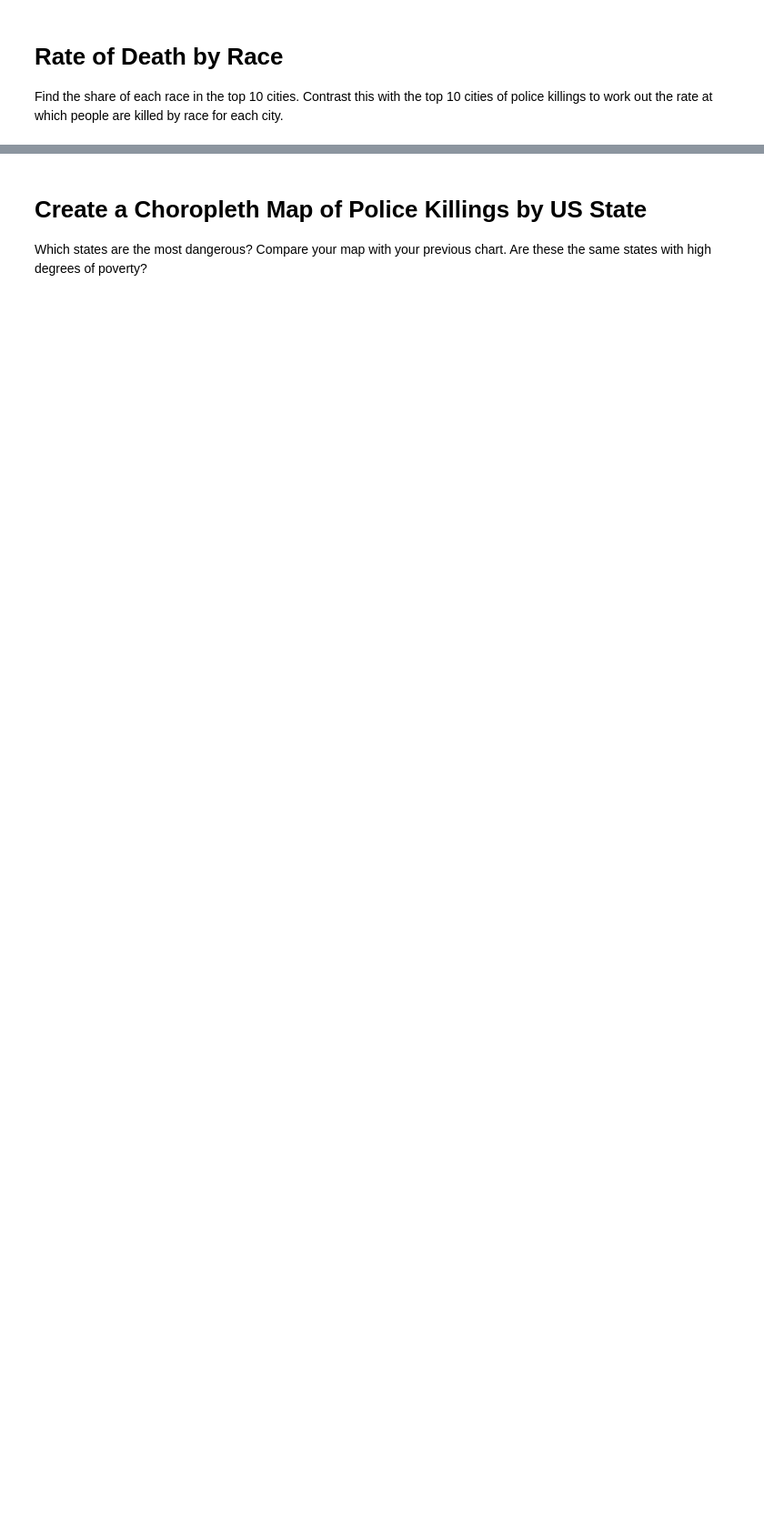
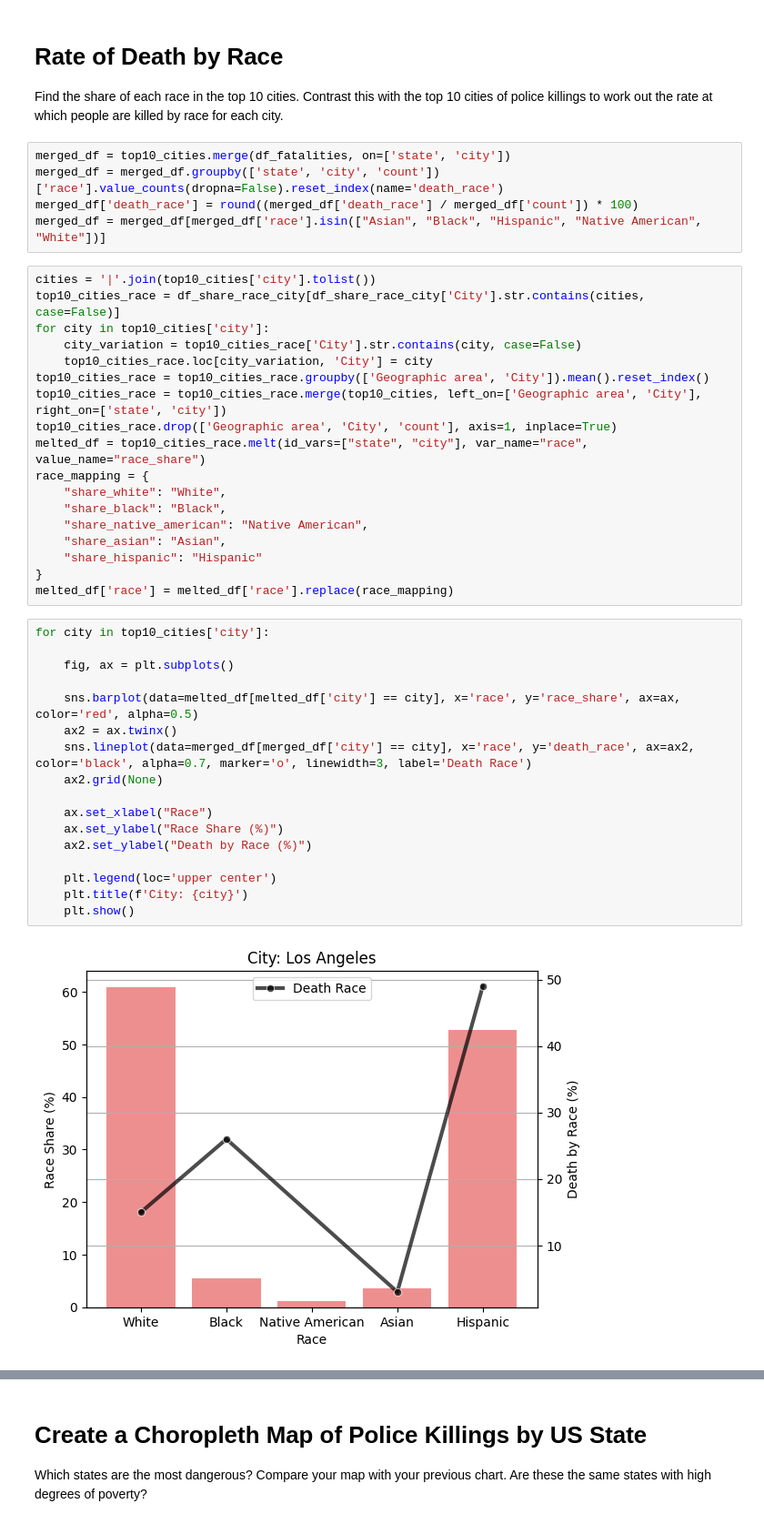
Before and after one commit to Lucasqrz1/100_days_of_code, a Jupyter notebook: Day_100/Fatal_Force_(start).ipynb, the cells around one changed output, grey strips where cells are left out. Shown at 91% size. Saved outputs shown, nothing was run; the diff lists cells and outputs as text; blank space fills up the shorter version.

```diff
--- a/Day_100/Fatal_Force_(start).ipynb
+++ b/Day_100/Fatal_Force_(start).ipynb
@@ -247,3 +406,45 @@ Create a chart ranking the top 10 cities with the most police killings. Which ci
 # Rate of Death by Race
 
 Find the share of each race in the top 10 cities. Contrast this with the top 10 cities of police killings to work out the rate at which people are killed by race for each city.
+# %%
+merged_df = top10_cities.merge(df_fatalities, on=['state', 'city'])
+merged_df = merged_df.groupby(['state', 'city', 'count'])['race'].value_counts(dropna=False).reset_index(name='death_race')
+merged_df['death_race'] = round((merged_df['death_race'] / merged_df['count']) * 100)
+merged_df = merged_df[merged_df['race'].isin(["Asian", "Black", "Hispanic", "Native American", "White"])]
+# %%
+cities = '|'.join(top10_cities['city'].tolist())
+top10_cities_race = df_share_race_city[df_share_race_city['City'].str.contains(cities, case=False)]
+for city in top10_cities['city']:
+    city_variation = top10_cities_race['City'].str.contains(city, case=False)
+    top10_cities_race.loc[city_variation, 'City'] = city
+top10_cities_race = top10_cities_race.groupby(['Geographic area', 'City']).mean().reset_index()
+top10_cities_race = top10_cities_race.merge(top10_cities, left_on=['Geographic area', 'City'], right_on=['state', 'city'])
+top10_cities_race.drop(['Geographic area', 'City', 'count'], axis=1, inplace=True)
+melted_df = top10_cities_race.melt(id_vars=["state", "city"], var_name="race", value_name="race_share")
+race_mapping = {
+    "share_white": "White",
+    "share_black": "Black",
+    "share_native_american": "Native American",
+    "share_asian": "Asian",
+    "share_hispanic": "Hispanic"
+}
+melted_df['race'] = melted_df['race'].replace(race_mapping)
+# %%
+for city in top10_cities['city']:
+
+    fig, ax = plt.subplots()
+
+    sns.barplot(data=melted_df[melted_df['city'] == city], x='race', y='race_share', ax=ax, color='red', alpha=0.5)
+    ax2 = ax.twinx()
+    sns.lineplot(data=merged_df[merged_df['city'] == city], x='race', y='death_race', ax=ax2, color='black', alpha=0.7, marker='o', linewidth=3, label='Death Race')
+    ax2.grid(None)
+
+    ax.set_xlabel("Race")
+    ax.set_ylabel("Race Share (%)")
+    ax2.set_ylabel("Death by Race (%)")
+
+    plt.legend(loc='upper center')
+    plt.title(f'City: {city}')
+    plt.show()
+# %% [output]
+[figure, added]
```
Also changed, not shown: parts of 28 cells of this notebook.
